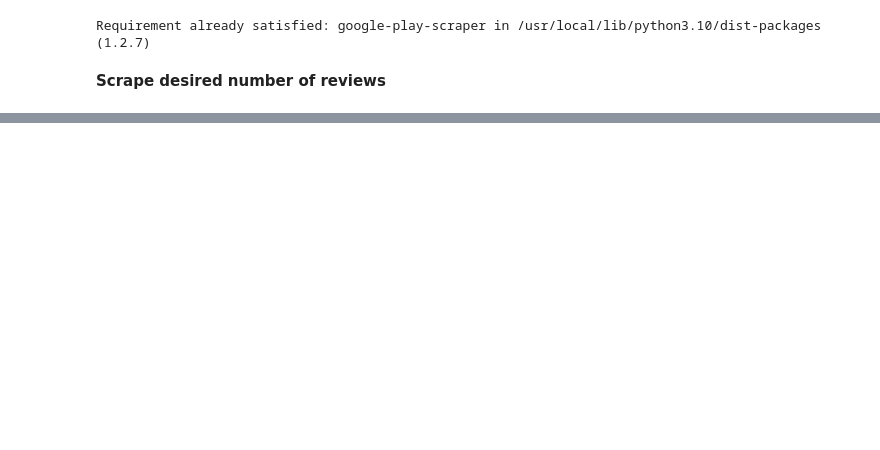
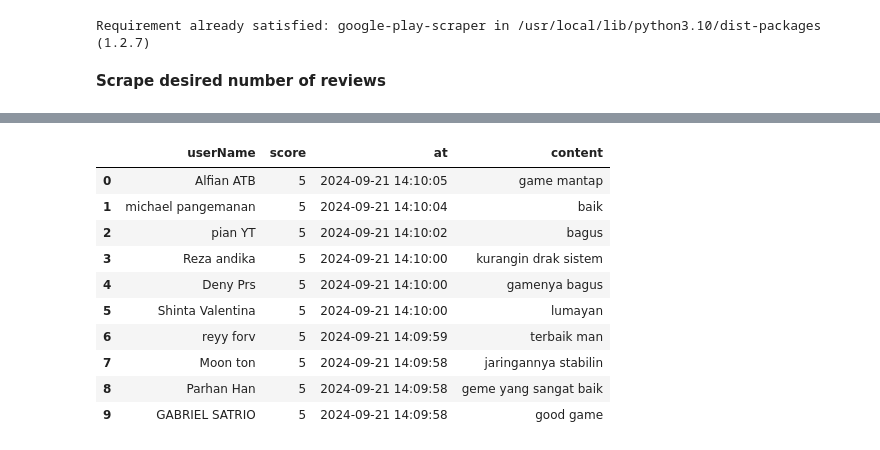
Before and after one commit to AzizLike29/Scrap-App-ML, a Jupyter notebook: scrap_mobile_legends.ipynb, the cells around one changed output, grey strips where cells are left out. Drawn from its saved outputs; the diff is of its cells as text; code cells hidden in the pictures; blank space fills up the shorter version.

```diff
--- a/scrap_mobile_legends.ipynb
+++ b/scrap_mobile_legends.ipynb
@@ -66,0 +109,32 @@ my_df.to_csv("scrapped_data_mobile_legends.csv", index = False)
+# %%
+# proses cleansing remove regex (cleansing) seperti tanda baca dan angka angka
+import re
+import string
+def cleansing(Content):
+  # Menghapus semua angka dari teks
+  Content = re.sub(r'\d+', '', Content)
+  # Menghapus semua tanda baca dari teks
+  Content = Content.translate(str.maketrans('', '', string.punctuation))
+  # Menghapus semua karakter selain huruf dan spasi
+  Content = re.sub(r'[^a-zA-Z\s]', '', Content)
+  # Menghapus spasi di awal dan akhir teks
+  Content = Content.strip(" ")
+  # Menghapus simbol tambahan seperti ?, |, $, ., !, _, :, ", ), (, -, +, , dari teks
+  Content = re.sub(r'[?|$|.|!_:")(-+,]', '', Content)
+  # Mengganti beberapa spasi berturut-turut menjadi satu spasi
+  Content = re.sub('\s+', ' ', Content)
+  return Content
+data['content'] = data['content'].apply(cleansing)
+data.head(10)
+# %% [output]
+|  | userName | score | at | content |
+| 0 | Alfian ATB | 5 | 2024-09-21 14:10:05 | game mantap |
+| 1 | michael pangemanan | 5 | 2024-09-21 14:10:04 | baik |
+| 2 | pian YT | 5 | 2024-09-21 14:10:02 | bagus |
+| 3 | Reza andika | 5 | 2024-09-21 14:10:00 | kurangin drak sistem |
+| 4 | Deny Prs | 5 | 2024-09-21 14:10:00 | gamenya bagus |
+| 5 | Shinta Valentina | 5 | 2024-09-21 14:10:00 | lumayan |
+| 6 | reyy forv | 5 | 2024-09-21 14:09:59 | terbaik man |
+| 7 | Moon ton | 5 | 2024-09-21 14:09:58 | jaringannya stabilin |
+| 8 | Parhan Han | 5 | 2024-09-21 14:09:58 | geme yang sangat baik |
+| 9 | GABRIEL SATRIO | 5 | 2024-09-21 14:09:58 | good game |
```
Also changed, not shown: parts of 12 cells of this notebook.
